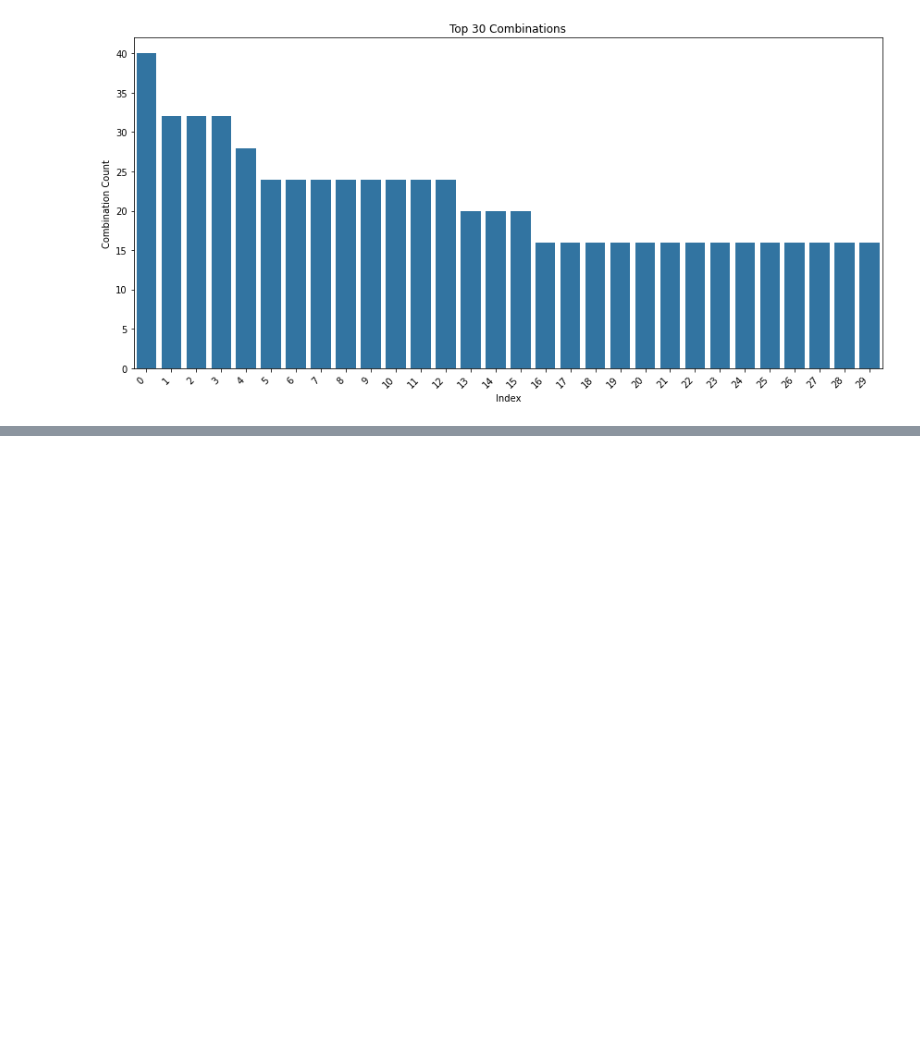
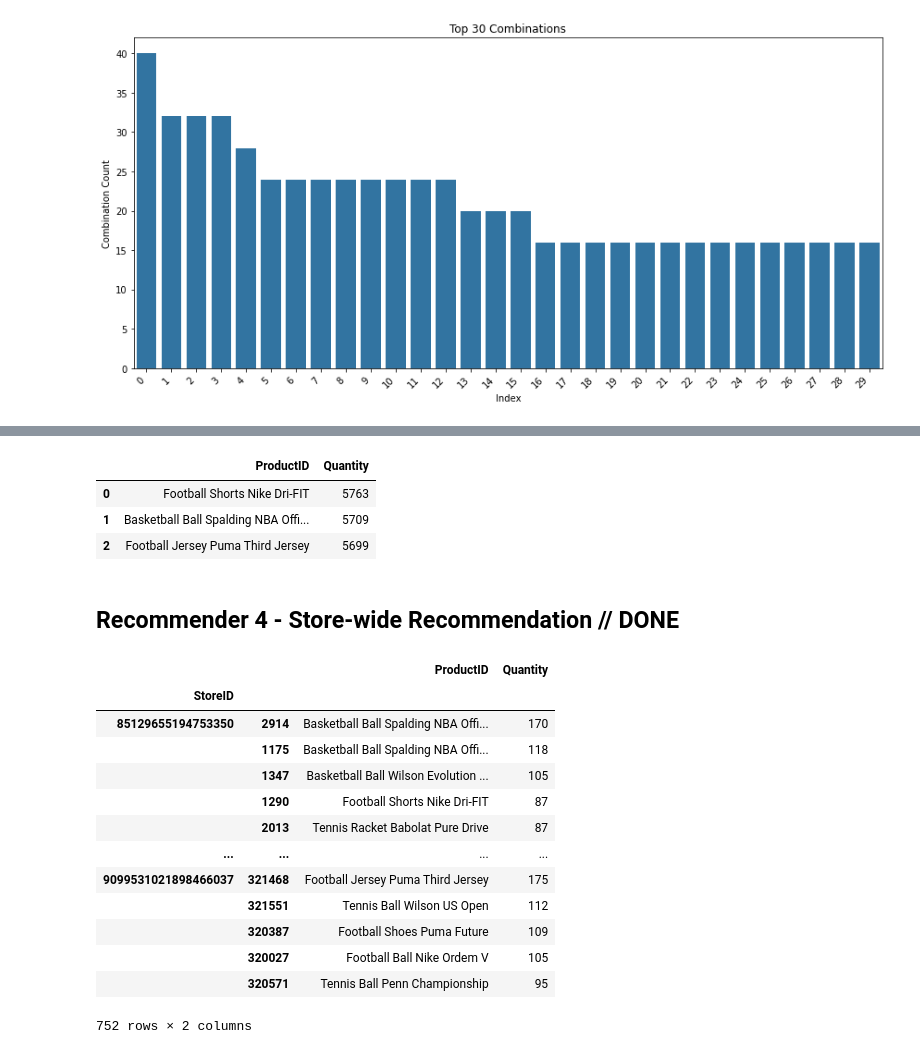
Before and after one commit to ravhello/hackathon, a Jupyter notebook: karim/EDA-karim.ipynb, the cells around one changed output, grey strips where cells are left out. Drawn from its saved outputs; the diff is of its cells as text; code cells hidden in the pictures; blank space fills up the shorter version.

```diff
--- a/karim/EDA-karim.ipynb
+++ b/karim/EDA-karim.ipynb
@@ -265,0 +320,22 @@ ModuleNotFoundError: No module named 'surprise'
+# %%
+def fetch_product(product_IDs):
+    if isinstance(product_IDs, (list, tuple)):
+        return [fetch_single_product(pid) for pid in product_IDs]
+    else:
+        return fetch_single_product(product_IDs)
+
+def fetch_single_product(product_ID):
+    # Filter the DataFrame for the given ProductID
+    product_info = products[products['ProductID'] == product_ID]
+
+    # Check if the ProductID exists in the DataFrame
+    if product_info.empty:
+        return ("ProductID not found",)
+
+    # Extract the relevant information
+    category = product_info['Category'].values[0]
+    family_level1 = product_info['FamilyLevel1'].values[0]
+    family_level2 = product_info['FamilyLevel2'].values[0]
+
+    # Return the information as a tuple
+    return (category, family_level1, family_level2)
@@ -265,0 +606,39 @@ ModuleNotFoundError: No module named 'surprise'
+# %%
+# Example usage
+# Define the date range for the peak period
+start_date = '2024-10-01'
+end_date = '2025-01-31'
+
+# Assuming 'transactions' is your DataFrame
+top_products_during_peak = top_sold_products(3, transactions, start_date, end_date)
+top_products_during_peak['ProductID'] = top_products_during_peak['ProductID'].apply(lambda x: fetch_product(x))
+top_products_during_peak
+# %% [output]
+|  | ProductID | Quantity |
+| 0 | Football Shorts Nike Dri-FIT | 5763 |
+| 1 | Basketball Ball Spalding NBA Offi... | 5709 |
+| 2 | Football Jersey Puma Third Jersey | 5699 |
+# %% [markdown]
+## Recommender 4 - Store-wide Recommendation // DONE
+# %%
+df_store = transactions.groupby(['StoreID', 'ProductID'])['Quantity'].sum().reset_index()
+top_products_per_store = df_store.groupby('StoreID').apply(lambda x: x.nlargest(5, 'Quantity'), include_groups=False)
+
+top_products_per_store['ProductID'] = top_products_per_store['ProductID'].apply(lambda x: fetch_product(x))
+
+(top_products_per_store)
+# %% [output]
+|  |  | ProductID | Quantity |
+| StoreID |  |  |  |
+| 85129655194753350 | 2914 | Basketball Ball Spalding NBA Offi... | 170 |
+|  | 1175 | Basketball Ball Spalding NBA Offi... | 118 |
+|  | 1347 | Basketball Ball Wilson Evolution ... | 105 |
+|  | 1290 | Football Shorts Nike Dri-FIT | 87 |
+|  | 2013 | Tennis Racket Babolat Pure Drive | 87 |
+| ... | ... | ... | ... |
+| 9099531021898466037 | 321468 | Football Jersey Puma Third Jersey | 175 |
+|  | 321551 | Tennis Ball Wilson US Open | 112 |
+|  | 320387 | Football Shoes Puma Future | 109 |
+|  | 320027 | Football Ball Nike Ordem V | 105 |
+|  | 320571 | Tennis Ball Penn Championship | 95 |
+752 rows × 2 columns
```
Also changed, not shown: parts of 26 cells of this notebook.
